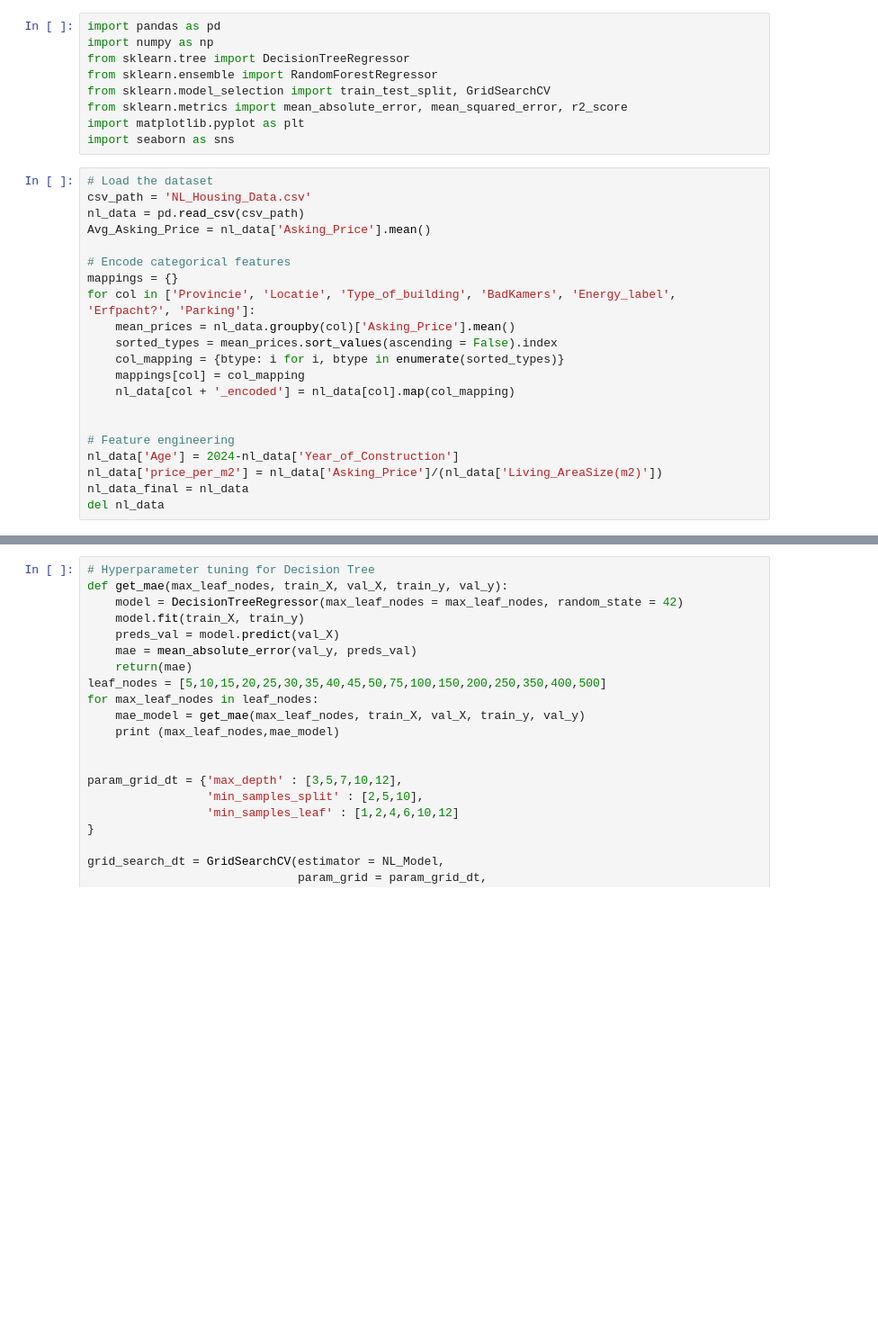
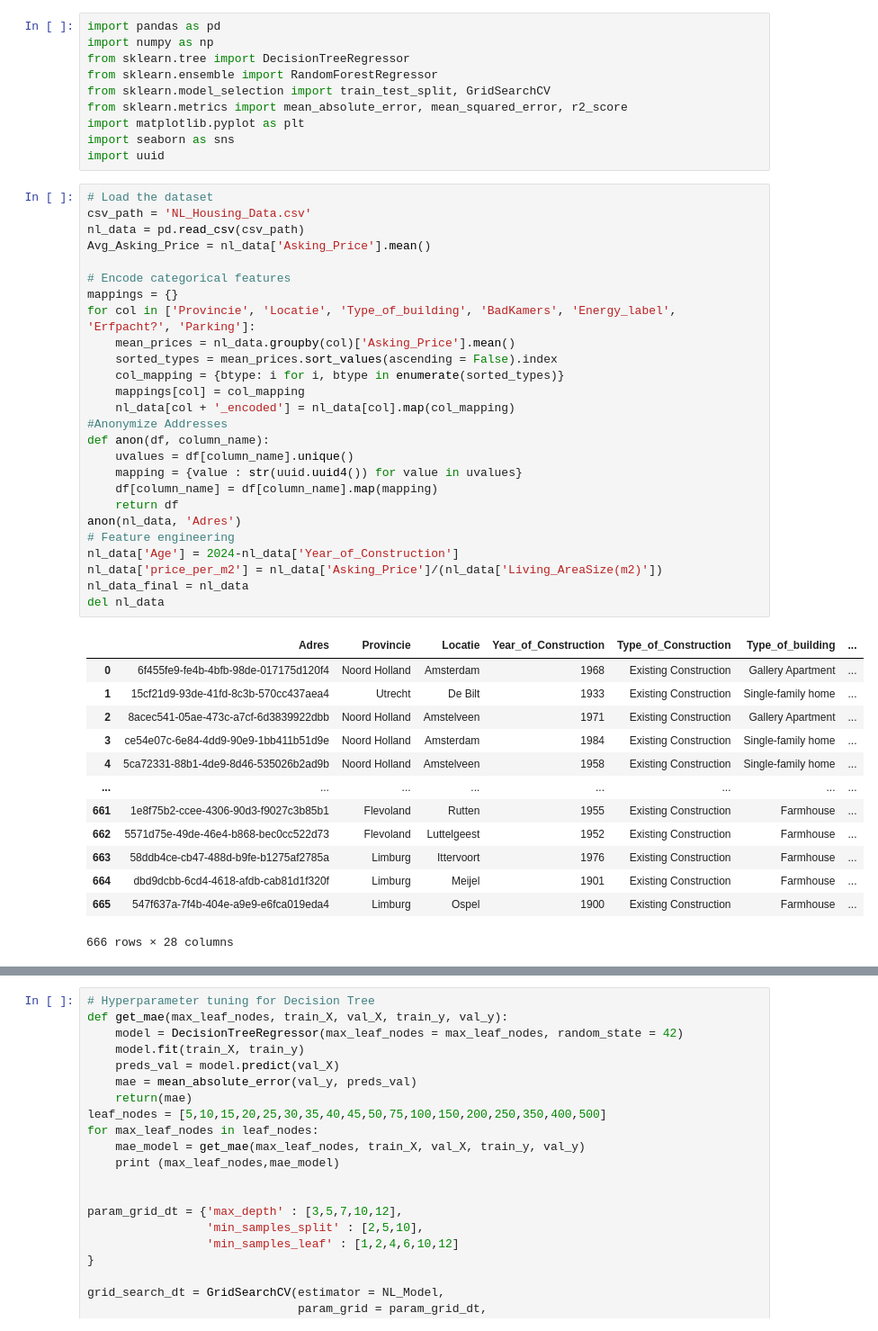
Before and after one commit to phalgun26/FinanceinPython, a Jupyter notebook: NL_Housing_Model_v0.ipynb, the cells around one changed output, grey strips where cells are left out. Shown at 90% size. Saved outputs shown, nothing was run; the diff lists cells and outputs as text; blank space fills up the shorter version.

```diff
--- a/NL_Housing_Model_v0.ipynb
+++ b/NL_Housing_Model_v0.ipynb
@@ -7,27 +7,47 @@ from sklearn.model_selection import train_test_split, GridSearchCV
 from sklearn.metrics import mean_absolute_error, mean_squared_error, r2_score
 import matplotlib.pyplot as plt
 import seaborn as sns
+import uuid
 # %%
 # Load the dataset
 csv_path = 'NL_Housing_Data.csv'
 nl_data = pd.read_csv(csv_path)
 Avg_Asking_Price = nl_data['Asking_Price'].mean()
 
 # Encode categorical features
 mappings = {}
 for col in ['Provincie', 'Locatie', 'Type_of_building', 'BadKamers', 'Energy_label', 'Erfpacht?', 'Parking']:
     mean_prices = nl_data.groupby(col)['Asking_Price'].mean()
     sorted_types = mean_prices.sort_values(ascending = False).index
     col_mapping = {btype: i for i, btype in enumerate(sorted_types)}
     mappings[col] = col_mapping
     nl_data[col + '_encoded'] = nl_data[col].map(col_mapping)
-
-
+#Anonymize Addresses
+def anon(df, column_name):
+    uvalues = df[column_name].unique()
+    mapping = {value : str(uuid.uuid4()) for value in uvalues}
+    df[column_name] = df[column_name].map(mapping)
+    return df
+anon(nl_data, 'Adres')
 # Feature engineering
 nl_data['Age'] = 2024-nl_data['Year_of_Construction']
 nl_data['price_per_m2'] = nl_data['Asking_Price']/(nl_data['Living_AreaSize(m2)'])
 nl_data_final = nl_data
 del nl_data
+# %% [output]
+|  | Adres | Provincie | Locatie | Year_of_Construction | Type_of_Construction | Type_of_building | ... |
+| 0 | 6f455fe9-fe4b-4bfb-98de-017175d120f4 | Noord Holland | Amsterdam | 1968 | Existing Construction | Gallery Apartment | ... |
+| 1 | 15cf21d9-93de-41fd-8c3b-570cc437aea4 | Utrecht | De Bilt | 1933 | Existing Construction | Single-family home | ... |
+| 2 | 8acec541-05ae-473c-a7cf-6d3839922dbb | Noord Holland | Amstelveen | 1971 | Existing Construction | Gallery Apartment | ... |
+| 3 | ce54e07c-6e84-4dd9-90e9-1bb411b51d9e | Noord Holland | Amsterdam | 1984 | Existing Construction | Single-family home | ... |
+| 4 | 5ca72331-88b1-4de9-8d46-535026b2ad9b | Noord Holland | Amstelveen | 1958 | Existing Construction | Single-family home | ... |
+| ... | ... | ... | ... | ... | ... | ... | ... |
+| 661 | 1e8f75b2-ccee-4306-90d3-f9027c3b85b1 | Flevoland | Rutten | 1955 | Existing Construction | Farmhouse | ... |
+| 662 | 5571d75e-49de-46e4-b868-bec0cc522d73 | Flevoland | Luttelgeest | 1952 | Existing Construction | Farmhouse | ... |
+| 663 | 58ddb4ce-cb47-488d-b9fe-b1275af2785a | Limburg | Ittervoort | 1976 | Existing Construction | Farmhouse | ... |
+| 664 | dbd9dcbb-6cd4-4618-afdb-cab81d1f320f | Limburg | Meijel | 1901 | Existing Construction | Farmhouse | ... |
+| 665 | 547f637a-7f4b-404e-a9e9-e6fca019eda4 | Limburg | Ospel | 1900 | Existing Construction | Farmhouse | ... |
+666 rows × 28 columns
 # %%
 # Prepare data for modeling
 y = nl_data_final.Asking_Price
```
Also changed, not shown: parts of 3 cells of this notebook.
